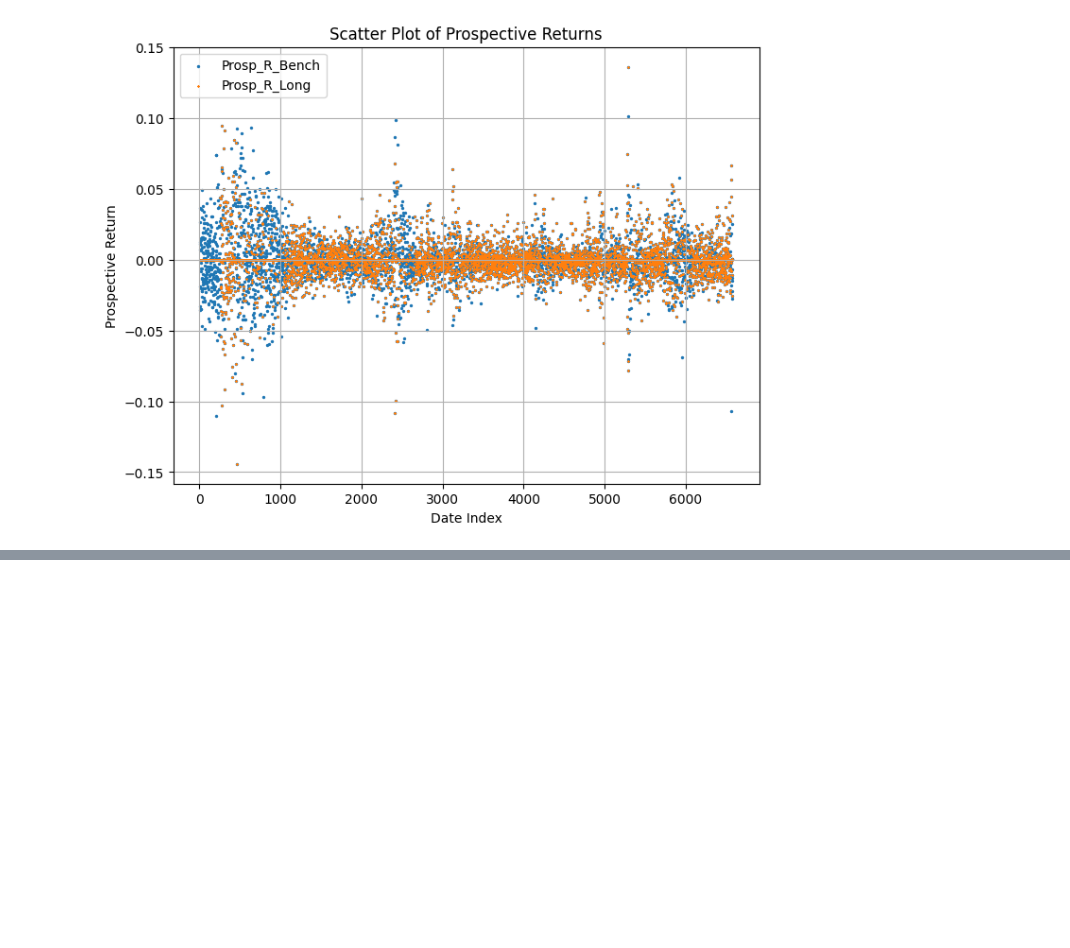
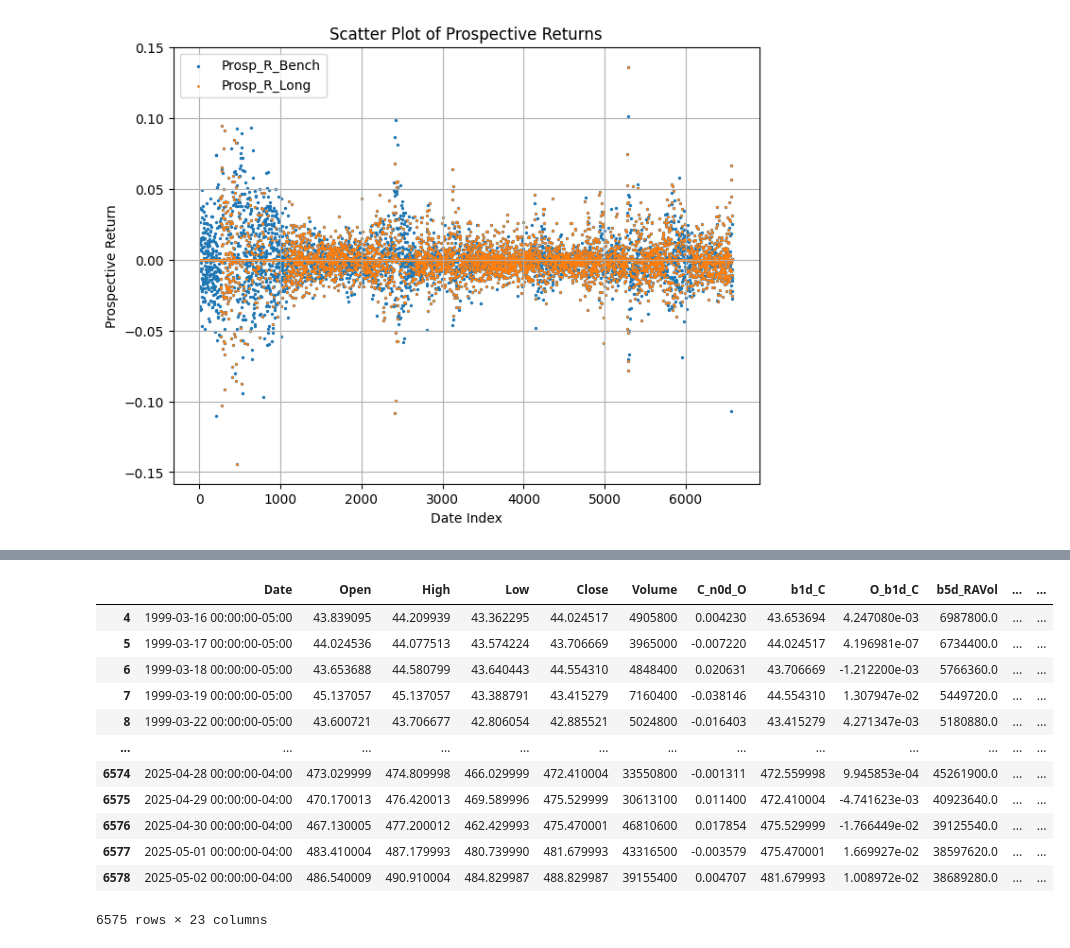
Before and after one commit to fengfrankgthb/BUS-41204, a Jupyter notebook: QQQ/QQQ_Paired_Strategy1.ipynb, the cells around one changed output, grey strips where cells are left out. Drawn from its saved outputs; the diff is of its cells as text; code cells hidden in the pictures; blank space fills up the shorter version.

```diff
--- a/QQQ/QQQ_Paired_Strategy1.ipynb
+++ b/QQQ/QQQ_Paired_Strategy1.ipynb
@@ -522,0 +665,34 @@ plt.show()
+# %%
+import pandas as pd
+
+# Assuming your DataFrame is named 'qqq' with columns 'f1D_C_C_pred_60D', 'Close', etc.
+
+# Initialize 'Cash_Long_Only_60D' and 'PV_Long_Only_60D' columns with initial values
+qqq['Cash_Long_Only_60D'] = 0.0  # Initialize with 0.0
+qqq['PV_Long_Only_60D'] = 0.0  # Initialize with 0.0
+qqq.loc[qqq.index[0], ['Cash_Long_Only_60D', 'PV_Long_Only_60D']] = [10000.0, 0.0]  # Set initial values for the first row
+
+# Iterate through rows and update 'Cash' and 'PV' based on conditions
+for i in range(1, len(qqq)):
+    prev_cash = qqq.loc[qqq.index[i - 1], 'Cash_Long_Only_60D']
+    prev_pv = qqq.loc[qqq.index[i - 1], 'PV_Long_Only_60D']
+    prev_close = qqq.loc[qqq.index[i - 1], 'Close']
+    curr_close = qqq.loc[qqq.index[i], 'Close']
+    pred = qqq.loc[qqq.index[i], 'f1D_C_C_pred_60D']
+
+    if pred > 0:  # Positive prediction
+        if prev_cash > 0:  # Previous row 'Cash' is positive
+            qqq.loc[qqq.index[i], ['Cash_Long_Only_60D', 'PV_Long_Only_60D']] = [0.0, prev_cash]
+        else:  # Previous row 'Cash' is 0
+            qqq.loc[qqq.index[i], ['Cash_Long_Only_60D', 'PV_Long_Only_60D']] = [0.0, prev_pv / prev_close * curr_close]
+    else:  # Negative prediction
+        if prev_cash > 0:  # Previous row 'Cash' is positive
+            qqq.loc[qqq.index[i], ['Cash_Long_Only_60D', 'PV_Long_Only_60D']] = [prev_cash, 0.0]
+        else:  # Previous row 'Cash' is 0
+            qqq.loc[qqq.index[i], ['Cash_Long_Only_60D', 'PV_Long_Only_60D']] = [prev_pv / prev_close * curr_close, 0.0]
+
+# Set dtype to float64
+qqq['Cash_Long_Only_60D'] = qqq['Cash_Long_Only_60D'].astype('float64')
+qqq['PV_Long_Only_60D'] = qqq['PV_Long_Only_60D'].astype('float64')
+
+print(qqq[['f1D_C_C_pred_60D', 'Cash_Long_Only_60D', 'PV_Long_Only_60D']].head())
@@ -522,0 +839,16 @@ plt.show()
+# %%
+qqq
+# %% [output]
+|  | Date | Open | High | Low | Close | Volume | C_n0d_O | b1d_C | O_b1d_C | b5d_RAVol | ... | ... |
+| 4 | 1999-03-16 00:00:00-05:00 | 43.839095 | 44.209939 | 43.362295 | 44.024517 | 4905800 | 0.004230 | 43.653694 | 4.247080e-03 | 6987800.0 | ... | ... |
+| 5 | 1999-03-17 00:00:00-05:00 | 44.024536 | 44.077513 | 43.574224 | 43.706669 | 3965000 | -0.007220 | 44.024517 | 4.196981e-07 | 6734400.0 | ... | ... |
+| 6 | 1999-03-18 00:00:00-05:00 | 43.653688 | 44.580799 | 43.640443 | 44.554310 | 4848400 | 0.020631 | 43.706669 | -1.212200e-03 | 5766360.0 | ... | ... |
+| 7 | 1999-03-19 00:00:00-05:00 | 45.137057 | 45.137057 | 43.388791 | 43.415279 | 7160400 | -0.038146 | 44.554310 | 1.307947e-02 | 5449720.0 | ... | ... |
+| 8 | 1999-03-22 00:00:00-05:00 | 43.600721 | 43.706677 | 42.806054 | 42.885521 | 5024800 | -0.016403 | 43.415279 | 4.271347e-03 | 5180880.0 | ... | ... |
+| ... | ... | ... | ... | ... | ... | ... | ... | ... | ... | ... | ... | ... |
+| 6574 | 2025-04-28 00:00:00-04:00 | 473.029999 | 474.809998 | 466.029999 | 472.410004 | 33550800 | -0.001311 | 472.559998 | 9.945853e-04 | 45261900.0 | ... | ... |
+| 6575 | 2025-04-29 00:00:00-04:00 | 470.170013 | 476.420013 | 469.589996 | 475.529999 | 30613100 | 0.011400 | 472.410004 | -4.741623e-03 | 40923640.0 | ... | ... |
+| 6576 | 2025-04-30 00:00:00-04:00 | 467.130005 | 477.200012 | 462.429993 | 475.470001 | 46810600 | 0.017854 | 475.529999 | -1.766449e-02 | 39125540.0 | ... | ... |
+| 6577 | 2025-05-01 00:00:00-04:00 | 483.410004 | 487.179993 | 480.739990 | 481.679993 | 43316500 | -0.003579 | 475.470001 | 1.669927e-02 | 38597620.0 | ... | ... |
+| 6578 | 2025-05-02 00:00:00-04:00 | 486.540009 | 490.910004 | 484.829987 | 488.829987 | 39155400 | 0.004707 | 481.679993 | 1.008972e-02 | 38689280.0 | ... | ... |
+6575 rows × 23 columns
```
Also changed, not shown: parts of 14 cells of this notebook.
